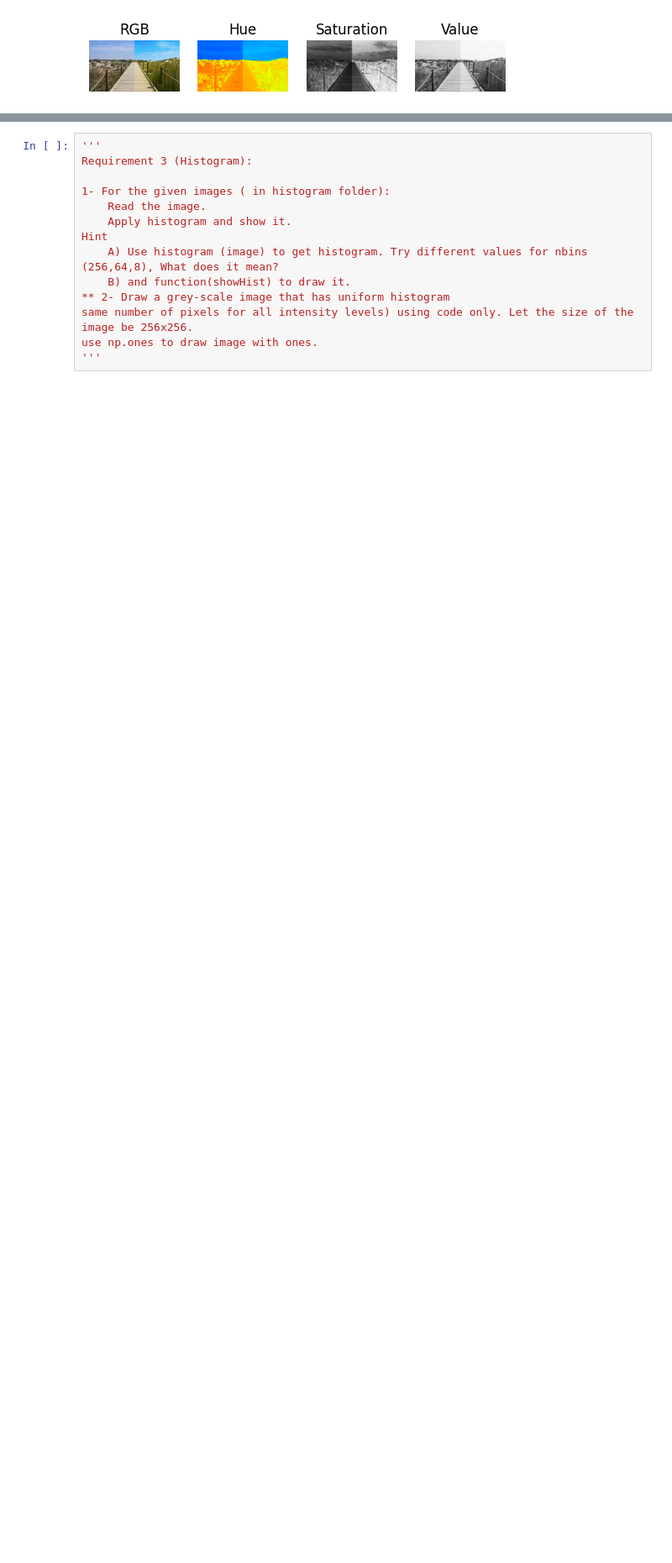
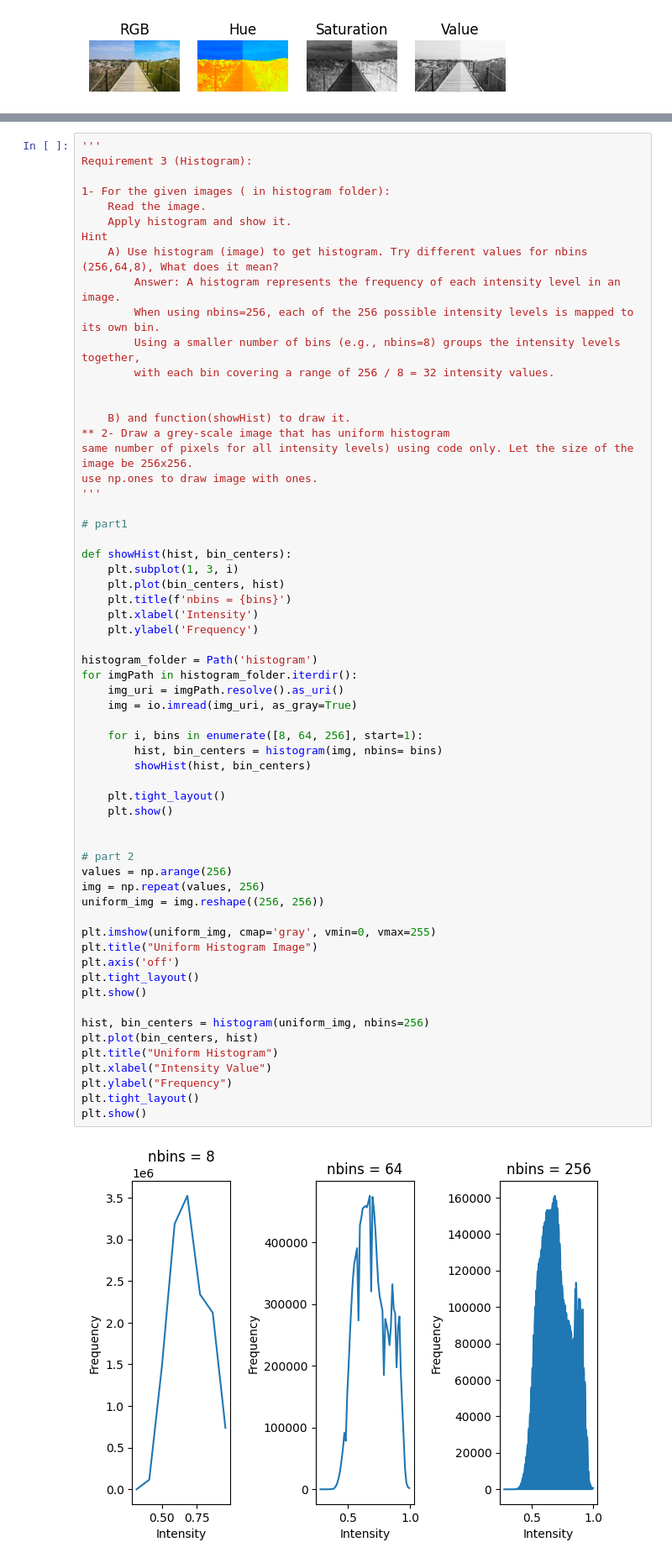
Before and after one commit to asermohamed1/image_processing-labs, a Jupyter notebook: Lab1-std/Lab_1_std.ipynb, the cells around one changed output, grey strips where cells are left out. Shown at 84% size. Drawn from its saved outputs; the diff is of its cells as text; blank space fills up the shorter version.

```diff
--- a/Lab1-std/Lab_1_std.ipynb
+++ b/Lab1-std/Lab_1_std.ipynb
@@ -206,14 +206,63 @@ Text(0.5, 1.0, 'Salt & Pepper Noise (0.9)')
 # %%
 '''
 Requirement 3 (Histogram):
 
 1- For the given images ( in histogram folder):
     Read the image.
     Apply histogram and show it.
 Hint
     A) Use histogram (image) to get histogram. Try different values for nbins (256,64,8), What does it mean?
+        Answer: A histogram represents the frequency of each intensity level in an image.
+        When using nbins=256, each of the 256 possible intensity levels is mapped to its own bin.
+        Using a smaller number of bins (e.g., nbins=8) groups the intensity levels together,
+        with each bin covering a range of 256 / 8 = 32 intensity values.
+
+
     B) and function(showHist) to draw it.
 ** 2- Draw a grey-scale image that has uniform histogram
 same number of pixels for all intensity levels) using code only. Let the size of the image be 256x256.
 use np.ones to draw image with ones.
 '''
+
+# part1
+
+def showHist(hist, bin_centers):
+    plt.subplot(1, 3, i)
+    plt.plot(bin_centers, hist)
+    plt.title(f'nbins = {bins}')
+    plt.xlabel('Intensity')
+    plt.ylabel('Frequency')
+
+histogram_folder = Path('histogram')
+for imgPath in histogram_folder.iterdir():
+    img_uri = imgPath.resolve().as_uri()
+    img = io.imread(img_uri, as_gray=True)
+
+    for i, bins in enumerate([8, 64, 256], start=1):
+        hist, bin_centers = histogram(img, nbins= bins)
+        showHist(hist, bin_centers)
+
+    plt.tight_layout()
+    plt.show()
+
+
+# part 2
+values = np.arange(256)
+img = np.repeat(values, 256)
+uniform_img = img.reshape((256, 256))
+
+plt.imshow(uniform_img, cmap='gray', vmin=0, vmax=255)
+plt.title("Uniform Histogram Image")
+plt.axis('off')
+plt.tight_layout()
+plt.show()
+
+hist, bin_centers = histogram(uniform_img, nbins=256)
+plt.plot(bin_centers, hist)
+plt.title("Uniform Histogram")
+plt.xlabel("Intensity Value")
+plt.ylabel("Frequency")
+plt.tight_layout()
+plt.show()
+# %% [output]
+[figure, added]
```
Also changed, not shown: parts of 2 cells of this notebook.
